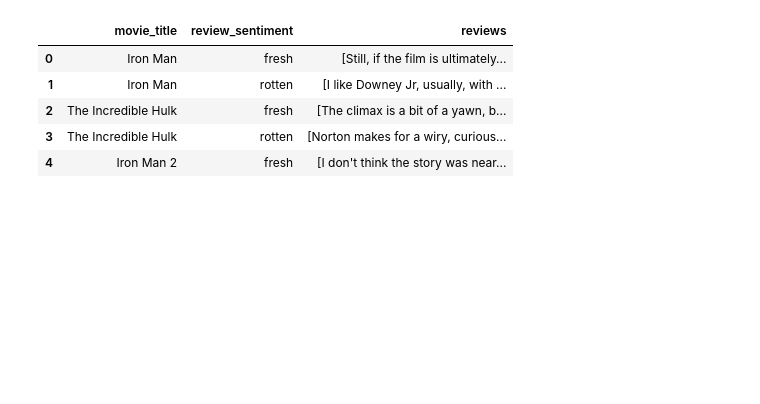
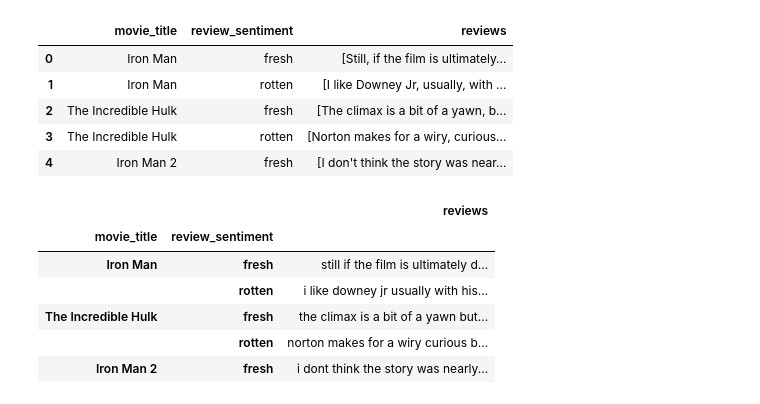
Before and after one commit to ezeahunanya/marvel_cinematic_universe_movie_ratings, a Jupyter notebook: reviews_data_cleaning.ipynb, the cells around one changed output. Cells and saved outputs as stored; diff of their text form; code cells hidden in the pictures; blank space fills up the shorter version.

```diff
--- a/reviews_data_cleaning.ipynb
+++ b/reviews_data_cleaning.ipynb
@@ -89,0 +127,10 @@ df1.head()
+# %%
+df1.head()
+# %% [output]
+|  |  | reviews |
+| movie_title | review_sentiment |  |
+| Iron Man | fresh | still if the film is ultimately d... |
+|  | rotten | i like downey jr usually with his... |
+| The Incredible Hulk | fresh | the climax is a bit of a yawn but... |
+|  | rotten | norton makes for a wiry curious b... |
+| Iron Man 2 | fresh | i dont think the story was nearly... |
```
Also changed, not shown: parts of 10 cells of this notebook.
